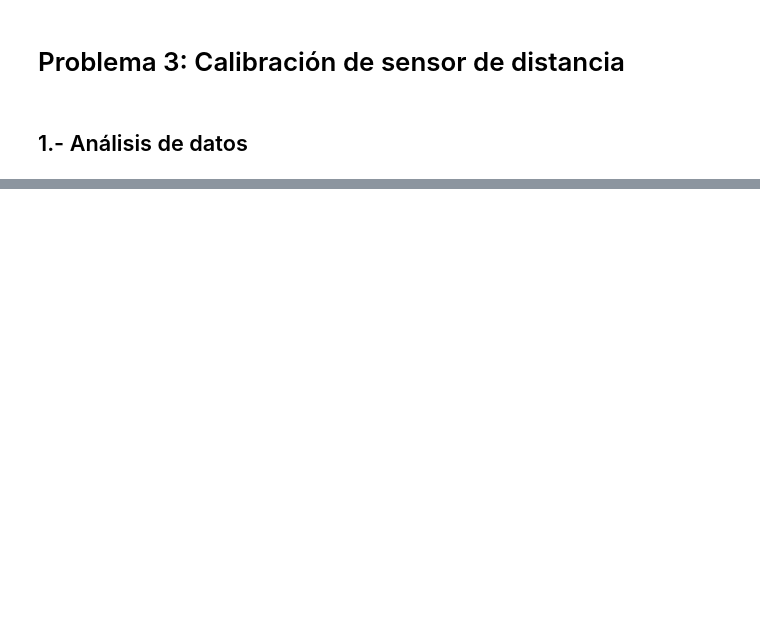
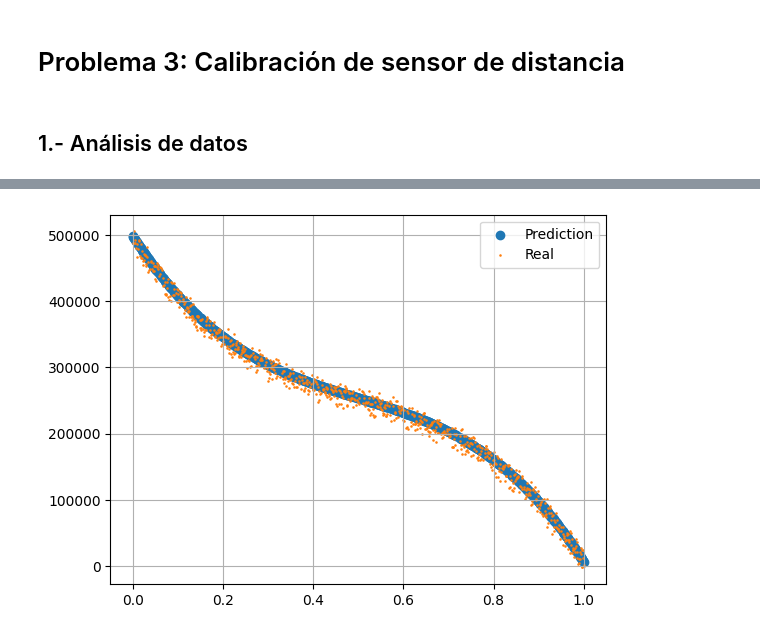
Before and after one commit to OSWA00/sistemas-ciber-fisicos-II, a Jupyter notebook: machine_learning/01/P2-Sensores.ipynb, the cells around one changed output, grey strips where cells are left out. Saved outputs shown, nothing was run; the diff lists cells and outputs as text; code cells hidden in the pictures; blank space fills up the shorter version.

```diff
--- a/machine_learning/01/P2-Sensores.ipynb
+++ b/machine_learning/01/P2-Sensores.ipynb
@@ -25,0 +96,14 @@ plt.show()
+# %%
+model = CubicRegression(learning_rate=0.3, epochs=500)
+
+
+model.fit(x_train, y_train)
+y_pred = model.predict(x_train)
+
+plt.scatter(x_train, y_pred)
+plt.scatter(x_train, y_train, s=0.7)
+plt.grid(True)
+plt.legend(["Prediction", "Real"])
+plt.show()
+# %% [output]
+[figure, added]
```
Also changed, not shown: parts of 5 cells of this notebook, 1 other file.
